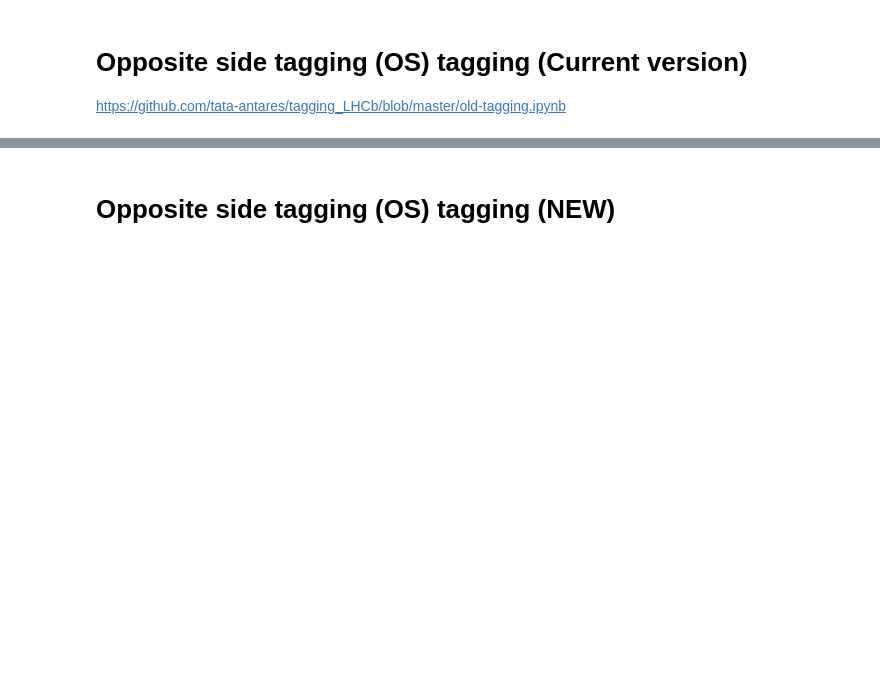
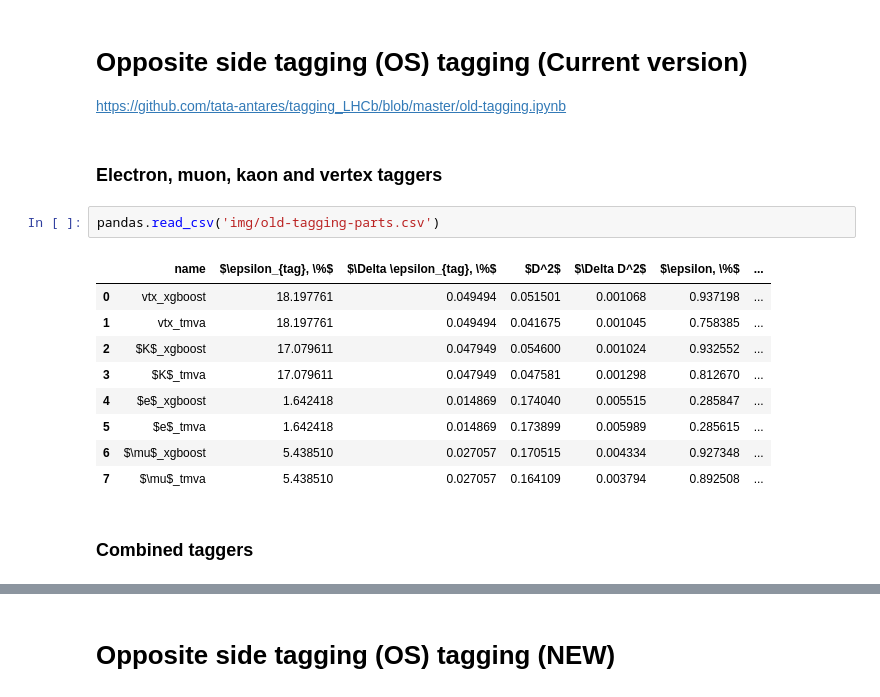
Before and after one commit to tlikhomanenko/tagging_LHCb, a Jupyter notebook: Analysis-scheme.ipynb, the cells around one changed output, grey strips where cells are left out. Saved outputs shown, nothing was run; the diff lists cells and outputs as text; blank space fills up the shorter version.

```diff
--- a/Analysis-scheme.ipynb
+++ b/Analysis-scheme.ipynb
@@ -5,5 +5,21 @@ import pandas
 # Opposite side tagging (OS) tagging (Current version)
 
 https://github.com/tata-antares/tagging_LHCb/blob/master/old-tagging.ipynb
+# %% [markdown]
+### Electron, muon, kaon and vertex taggers
+# %%
+pandas.read_csv('img/old-tagging-parts.csv')
+# %% [output]
+|  | name | $\epsilon_{tag}, \%$ | $\Delta \epsilon_{tag}, \%$ | $D^2$ | $\Delta D^2$ | $\epsilon, \%$ | ... |
+| 0 | vtx_xgboost | 18.197761 | 0.049494 | 0.051501 | 0.001068 | 0.937198 | ... |
+| 1 | vtx_tmva | 18.197761 | 0.049494 | 0.041675 | 0.001045 | 0.758385 | ... |
+| 2 | $K$_xgboost | 17.079611 | 0.047949 | 0.054600 | 0.001024 | 0.932552 | ... |
+| 3 | $K$_tmva | 17.079611 | 0.047949 | 0.047581 | 0.001298 | 0.812670 | ... |
+| 4 | $e$_xgboost | 1.642418 | 0.014869 | 0.174040 | 0.005515 | 0.285847 | ... |
+| 5 | $e$_tmva | 1.642418 | 0.014869 | 0.173899 | 0.005989 | 0.285615 | ... |
+| 6 | $\mu$_xgboost | 5.438510 | 0.027057 | 0.170515 | 0.004334 | 0.927348 | ... |
+| 7 | $\mu$_tmva | 5.438510 | 0.027057 | 0.164109 | 0.003794 | 0.892508 | ... |
+# %% [markdown]
+### Combined taggers
 # %%
 pandas.read_csv('img/old-tagging.csv')
```
Also changed, not shown: parts of 5 cells of this notebook, 4 other files.
